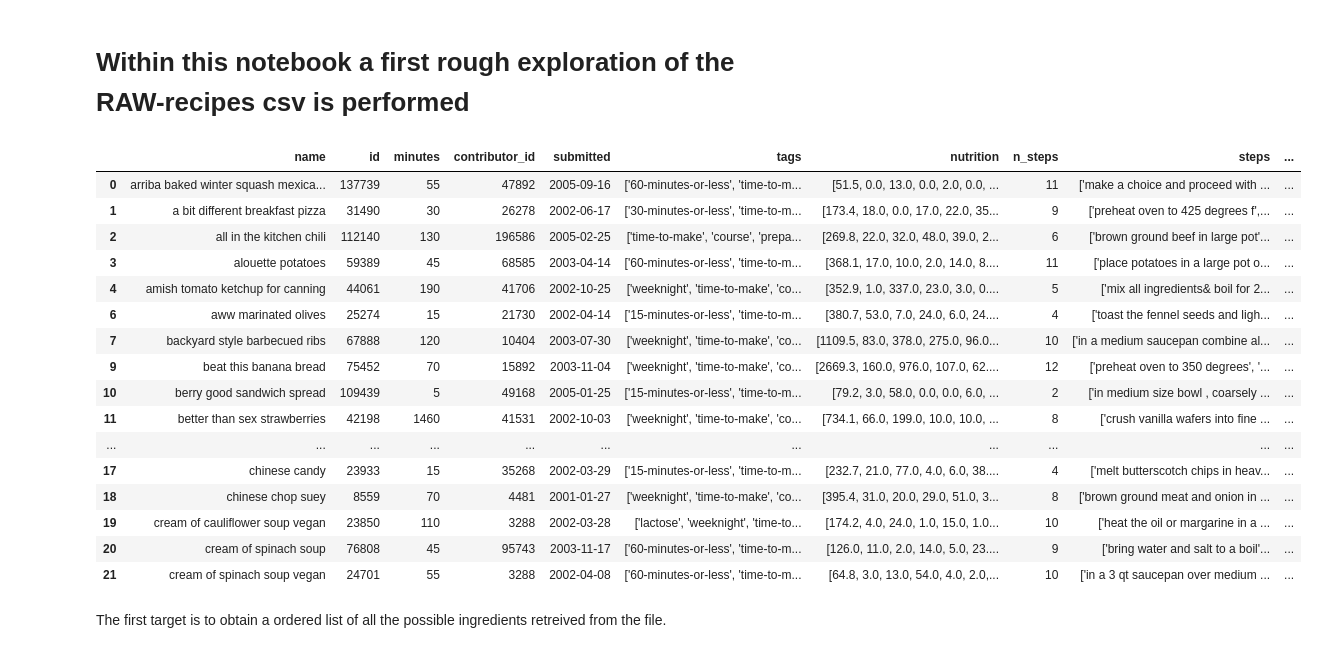
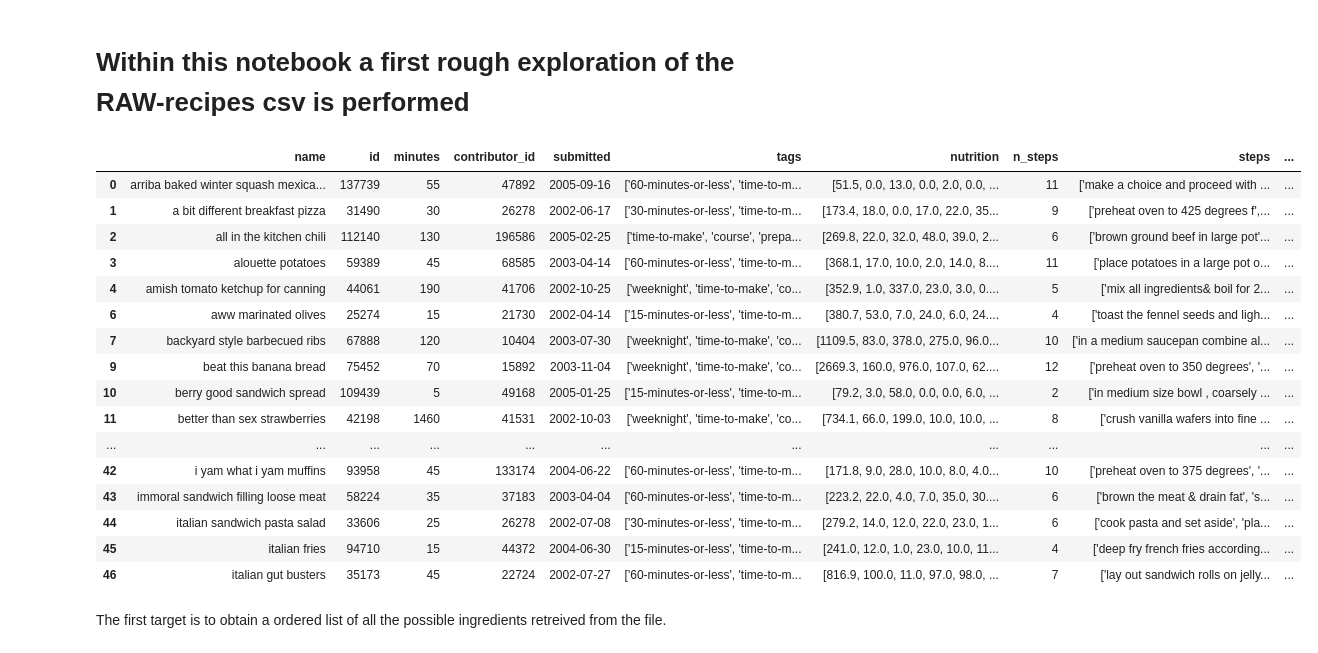
Before and after one commit to Phlasse/Fed_up, a Jupyter notebook: notebooks/phillip/phillip-data-exploration.ipynb, the cells around one changed output. Drawn from its saved outputs; the diff is of its cells as text; code cells hidden in the pictures.

```diff
--- a/notebooks/phillip/phillip-data-exploration.ipynb
+++ b/notebooks/phillip/phillip-data-exploration.ipynb
@@ -5,25 +5,25 @@ import pandas as pd
 # %%
 data = pd.read_csv("data/RAW_recipes.csv").dropna()
 # %%
-data.head(20)
+data.head(45)
 # %% [output]
 |  | name | id | minutes | contributor_id | submitted | tags | nutrition | n_steps | steps | ... |
 | 0 | arriba baked winter squash mexica... | 137739 | 55 | 47892 | 2005-09-16 | ['60-minutes-or-less', 'time-to-m... | [51.5, 0.0, 13.0, 0.0, 2.0, 0.0, ... | 11 | ['make a choice and proceed with ... | ... |
 | 1 | a bit different breakfast pizza | 31490 | 30 | 26278 | 2002-06-17 | ['30-minutes-or-less', 'time-to-m... | [173.4, 18.0, 0.0, 17.0, 22.0, 35... | 9 | ['preheat oven to 425 degrees f',... | ... |
 | 2 | all in the kitchen chili | 112140 | 130 | 196586 | 2005-02-25 | ['time-to-make', 'course', 'prepa... | [269.8, 22.0, 32.0, 48.0, 39.0, 2... | 6 | ['brown ground beef in large pot'... | ... |
 | 3 | alouette potatoes | 59389 | 45 | 68585 | 2003-04-14 | ['60-minutes-or-less', 'time-to-m... | [368.1, 17.0, 10.0, 2.0, 14.0, 8.... | 11 | ['place potatoes in a large pot o... | ... |
 | 4 | amish tomato ketchup for canning | 44061 | 190 | 41706 | 2002-10-25 | ['weeknight', 'time-to-make', 'co... | [352.9, 1.0, 337.0, 23.0, 3.0, 0.... | 5 | ['mix all ingredients& boil for 2... | ... |
 | 6 | aww marinated olives | 25274 | 15 | 21730 | 2002-04-14 | ['15-minutes-or-less', 'time-to-m... | [380.7, 53.0, 7.0, 24.0, 6.0, 24.... | 4 | ['toast the fennel seeds and ligh... | ... |
 | 7 | backyard style barbecued ribs | 67888 | 120 | 10404 | 2003-07-30 | ['weeknight', 'time-to-make', 'co... | [1109.5, 83.0, 378.0, 275.0, 96.0... | 10 | ['in a medium saucepan combine al... | ... |
 | 9 | beat this banana bread | 75452 | 70 | 15892 | 2003-11-04 | ['weeknight', 'time-to-make', 'co... | [2669.3, 160.0, 976.0, 107.0, 62.... | 12 | ['preheat oven to 350 degrees', '... | ... |
 | 10 | berry good sandwich spread | 109439 | 5 | 49168 | 2005-01-25 | ['15-minutes-or-less', 'time-to-m... | [79.2, 3.0, 58.0, 0.0, 0.0, 6.0, ... | 2 | ['in medium size bowl , coarsely ... | ... |
 | 11 | better than sex strawberries | 42198 | 1460 | 41531 | 2002-10-03 | ['weeknight', 'time-to-make', 'co... | [734.1, 66.0, 199.0, 10.0, 10.0, ... | 8 | ['crush vanilla wafers into fine ... | ... |
 | ... | ... | ... | ... | ... | ... | ... | ... | ... | ... | ... |
-| 17 | chinese candy | 23933 | 15 | 35268 | 2002-03-29 | ['15-minutes-or-less', 'time-to-m... | [232.7, 21.0, 77.0, 4.0, 6.0, 38.... | 4 | ['melt butterscotch chips in heav... | ... |
-| 18 | chinese chop suey | 8559 | 70 | 4481 | 2001-01-27 | ['weeknight', 'time-to-make', 'co... | [395.4, 31.0, 20.0, 29.0, 51.0, 3... | 8 | ['brown ground meat and onion in ... | ... |
-| 19 | cream of cauliflower soup vegan | 23850 | 110 | 3288 | 2002-03-28 | ['lactose', 'weeknight', 'time-to... | [174.2, 4.0, 24.0, 1.0, 15.0, 1.0... | 10 | ['heat the oil or margarine in a ... | ... |
-| 20 | cream of spinach soup | 76808 | 45 | 95743 | 2003-11-17 | ['60-minutes-or-less', 'time-to-m... | [126.0, 11.0, 2.0, 14.0, 5.0, 23.... | 9 | ['bring water and salt to a boil'... | ... |
-| 21 | cream of spinach soup vegan | 24701 | 55 | 3288 | 2002-04-08 | ['60-minutes-or-less', 'time-to-m... | [64.8, 3.0, 13.0, 54.0, 4.0, 2.0,... | 10 | ['in a 3 qt saucepan over medium ... | ... |
+| 42 | i yam what i yam muffins | 93958 | 45 | 133174 | 2004-06-22 | ['60-minutes-or-less', 'time-to-m... | [171.8, 9.0, 28.0, 10.0, 8.0, 4.0... | 10 | ['preheat oven to 375 degrees', '... | ... |
+| 43 | immoral sandwich filling loose meat | 58224 | 35 | 37183 | 2003-04-04 | ['60-minutes-or-less', 'time-to-m... | [223.2, 22.0, 4.0, 7.0, 35.0, 30.... | 6 | ['brown the meat & drain fat', 's... | ... |
+| 44 | italian sandwich pasta salad | 33606 | 25 | 26278 | 2002-07-08 | ['30-minutes-or-less', 'time-to-m... | [279.2, 14.0, 12.0, 22.0, 23.0, 1... | 6 | ['cook pasta and set aside', 'pla... | ... |
+| 45 | italian fries | 94710 | 15 | 44372 | 2004-06-30 | ['15-minutes-or-less', 'time-to-m... | [241.0, 12.0, 1.0, 23.0, 10.0, 11... | 4 | ['deep fry french fries according... | ... |
+| 46 | italian gut busters | 35173 | 45 | 22724 | 2002-07-27 | ['60-minutes-or-less', 'time-to-m... | [816.9, 100.0, 11.0, 97.0, 98.0, ... | 7 | ['lay out sandwich rolls on jelly... | ... |
 # %% [markdown]
 The first target is to obtain a ordered list of all the possible ingredients retreived from the file.
 # %%
```
Also changed, not shown: parts of 19 cells of this notebook.
